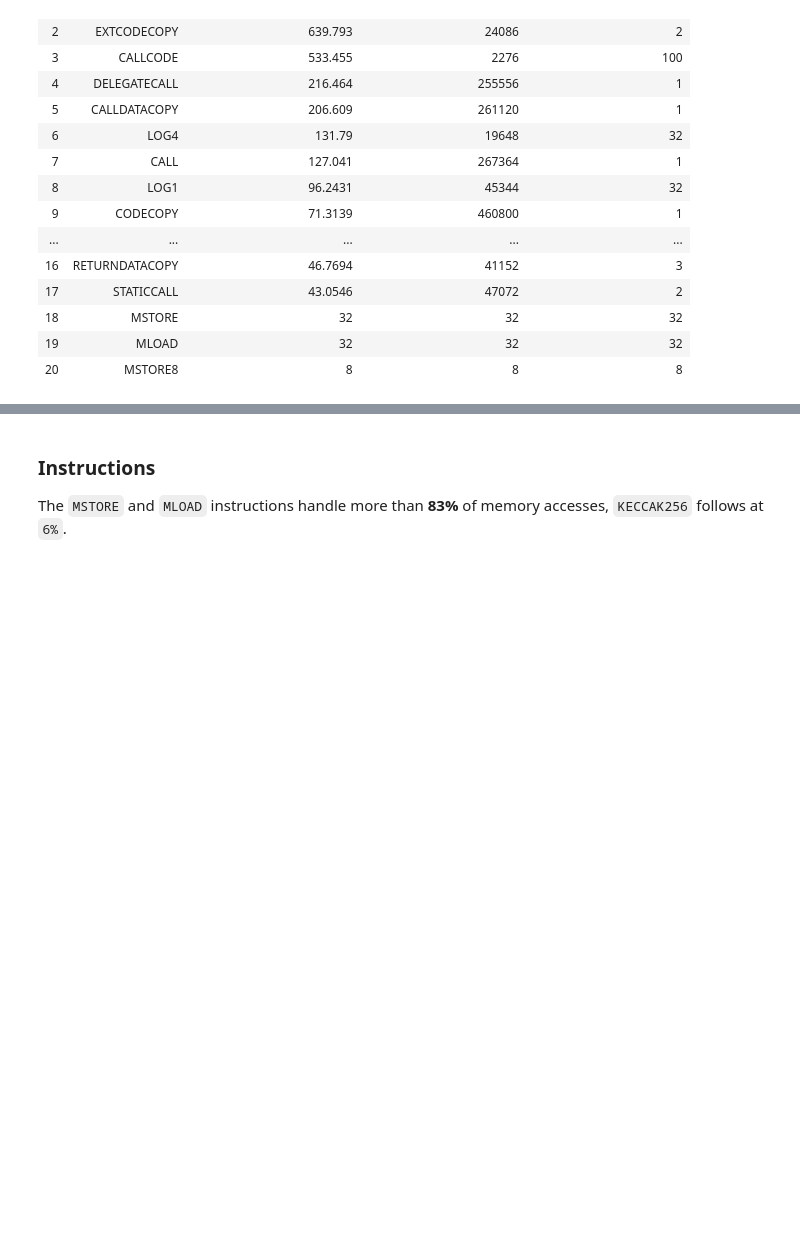
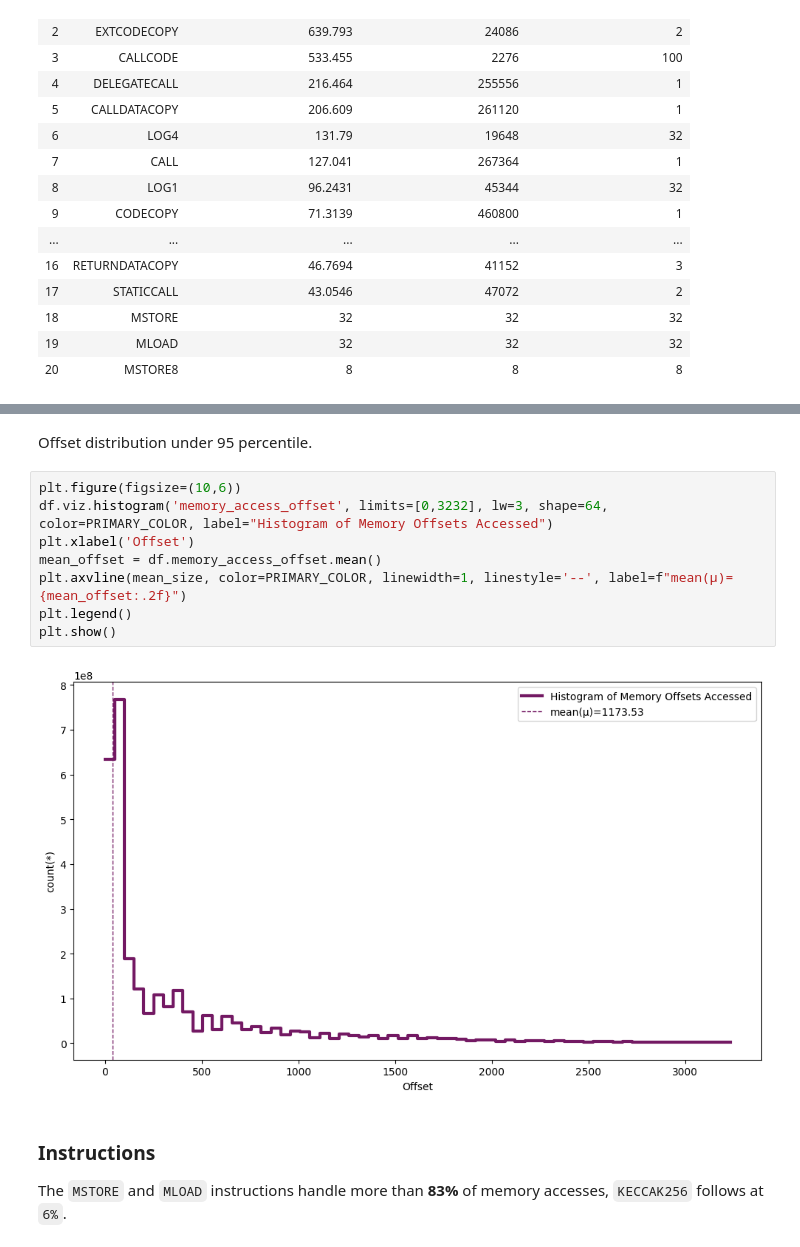
Before and after one commit to raxhvl/evm-memory-analysis, a Jupyter notebook: evm-memory-analysis.ipynb, the cells around one changed output, grey strips where cells are left out. Drawn from its saved outputs; the diff is of its cells as text; blank space fills up the shorter version.

Commit message:
✨ feat: Analysis: Offset

```diff
--- a/evm-memory-analysis.ipynb
+++ b/evm-memory-analysis.ipynb
@@ -111,3 +130,15 @@ df.groupby("opcode", agg={"memory_access_size": ["mean","max", "min"]}).sort(["m
+# %% [markdown]
+Offset distribution under 95 percentile.
+# %%
+plt.figure(figsize=(10,6))
+df.viz.histogram('memory_access_offset', limits=[0,3232], lw=3, shape=64, color=PRIMARY_COLOR, label="Histogram of Memory Offsets Accessed")
+plt.xlabel('Offset')
+mean_offset = df.memory_access_offset.mean()
+plt.axvline(mean_size, color=PRIMARY_COLOR, linewidth=1, linestyle='--', label=f"mean(μ)={mean_offset:.2f}")
+plt.legend()
+plt.show()
+# %% [output]
+[figure, added]
 # %% [markdown]
 ### Instructions
 The `MSTORE` and `MLOAD` instructions handle more than **83%** of memory accesses, `KECCAK256` follows at `6%`.
```
Also changed, not shown: parts of 3 cells of this notebook.
